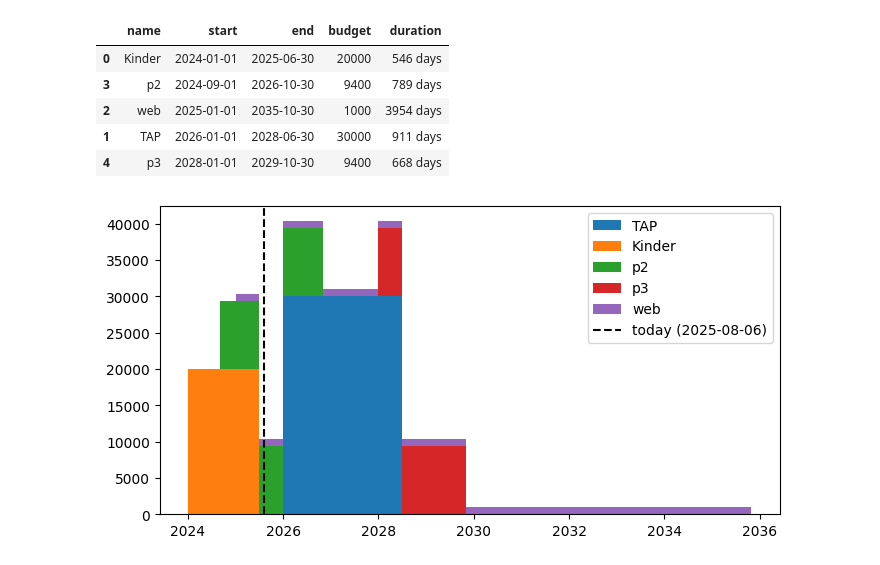
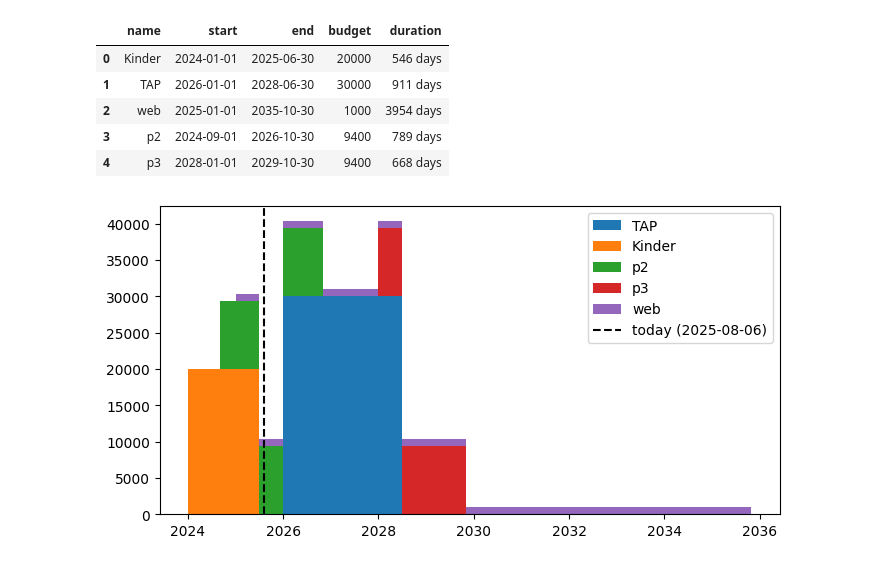
Before and after one commit to amirhoseinbidar/plot-proj, a Jupyter notebook: project.ipynb, the cells around one changed output. Drawn from its saved outputs; the diff is of its cells as text; code cells hidden in the pictures.

```diff
--- a/project.ipynb
+++ b/project.ipynb
@@ -31,9 +21,0 @@ df = df.sort_values(by=["start"])
-# %%
-df
-# %% [output]
-|  | name | start | end | budget | duration |
-| 0 | Kinder | 2024-01-01 | 2025-06-30 | 20000 | 546 days |
-| 3 | p2 | 2024-09-01 | 2026-10-30 | 9400 | 789 days |
-| 2 | web | 2025-01-01 | 2035-10-30 | 1000 | 3954 days |
-| 1 | TAP | 2026-01-01 | 2028-06-30 | 30000 | 911 days |
-| 4 | p3 | 2028-01-01 | 2029-10-30 | 9400 | 668 days |
@@ -40 +158,10 @@ df
+# %%
+budget_df
+# %% [output]
+|  | name | start | end | budget | duration |
+| 0 | Kinder | 2024-01-01 | 2025-06-30 | 20000 | 546 days |
+| 1 | TAP | 2026-01-01 | 2028-06-30 | 30000 | 911 days |
+| 2 | web | 2025-01-01 | 2035-10-30 | 1000 | 3954 days |
+| 3 | p2 | 2024-09-01 | 2026-10-30 | 9400 | 789 days |
+| 4 | p3 | 2028-01-01 | 2029-10-30 | 9400 | 668 days |
 # %%
```
Also changed, not shown: parts of 13 cells of this notebook.
